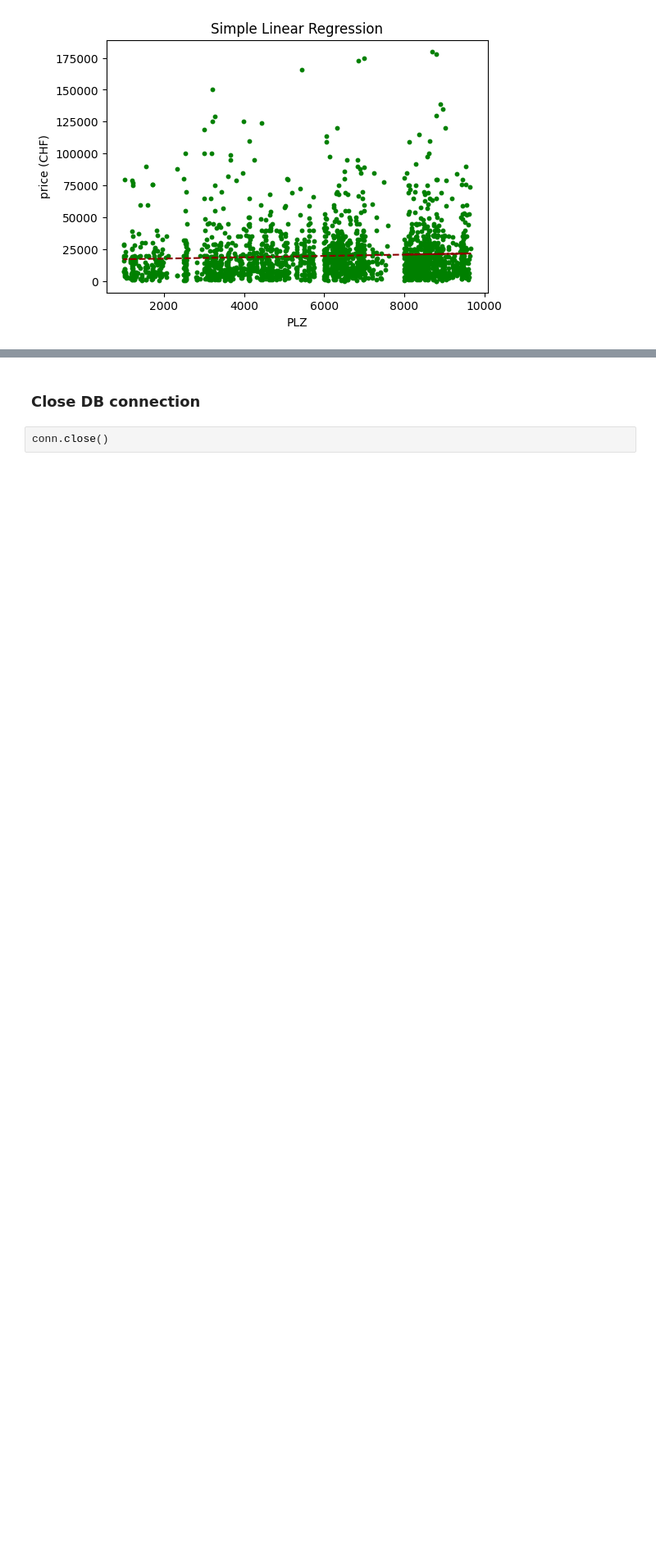
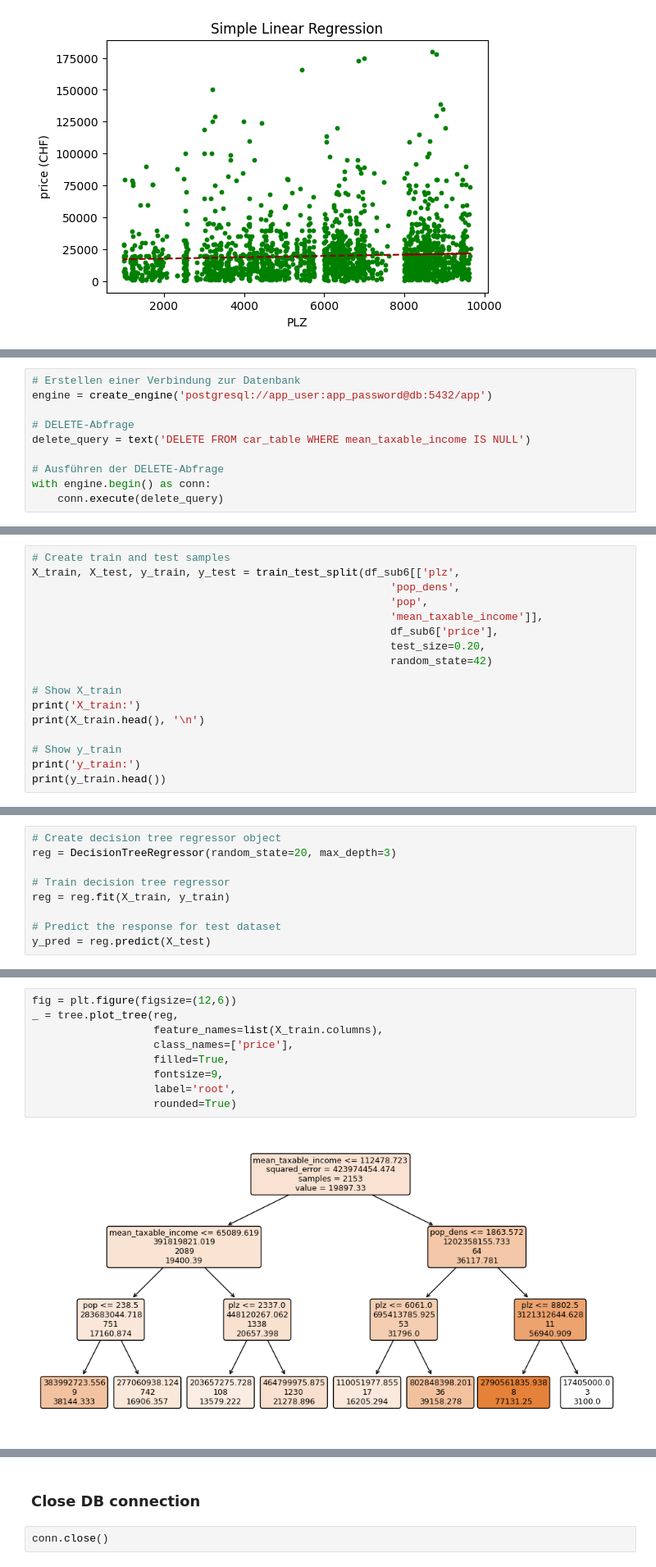
Before and after one commit to Sapdmsql/data_analytics_python_postgres, a Jupyter notebook: jupyter_postgres_db.ipynb, the cells around one changed output, grey strips where cells are left out. Shown at 82% size. Cells and saved outputs as stored; diff of their text form; blank space fills up the shorter version.

```diff
--- a/jupyter_postgres_db.ipynb
+++ b/jupyter_postgres_db.ipynb
@@ -829,0 +921,10 @@ Name: price, dtype: float64
+# %%
+# Erstellen einer Verbindung zur Datenbank
+engine = create_engine('postgresql://app_user:app_password@db:5432/app')
+
+# DELETE-Abfrage
+delete_query = text('DELETE FROM car_table WHERE mean_taxable_income IS NULL')
+
+# Ausführen der DELETE-Abfrage
+with engine.begin() as conn:
+    conn.execute(delete_query)
@@ -829,0 +956,17 @@ Name: price, dtype: float64
+# %%
+# Create train and test samples
+X_train, X_test, y_train, y_test = train_test_split(df_sub6[['plz',
+                                                        'pop_dens',
+                                                        'pop',
+                                                        'mean_taxable_income']],
+                                                        df_sub6['price'],
+                                                        test_size=0.20,
+                                                        random_state=42)
+
+# Show X_train
+print('X_train:')
+print(X_train.head(), '\n')
+
+# Show y_train
+print('y_train:')
+print(y_train.head())
@@ -829,0 +991,9 @@ Name: price, dtype: float64
+# %%
+# Create decision tree regressor object
+reg = DecisionTreeRegressor(random_state=20, max_depth=3)
+
+# Train decision tree regressor
+reg = reg.fit(X_train, y_train)
+
+# Predict the response for test dataset
+y_pred = reg.predict(X_test)
@@ -829,0 +1036,11 @@ Name: price, dtype: float64
+# %%
+fig = plt.figure(figsize=(12,6))
+_ = tree.plot_tree(reg,
+                   feature_names=list(X_train.columns),
+                   class_names=['price'],
+                   filled=True,
+                   fontsize=9,
+                   label='root',
+                   rounded=True)
+# %% [output]
+[figure, added]
```
Also changed, not shown: parts of 39 cells of this notebook, 1 other file.
